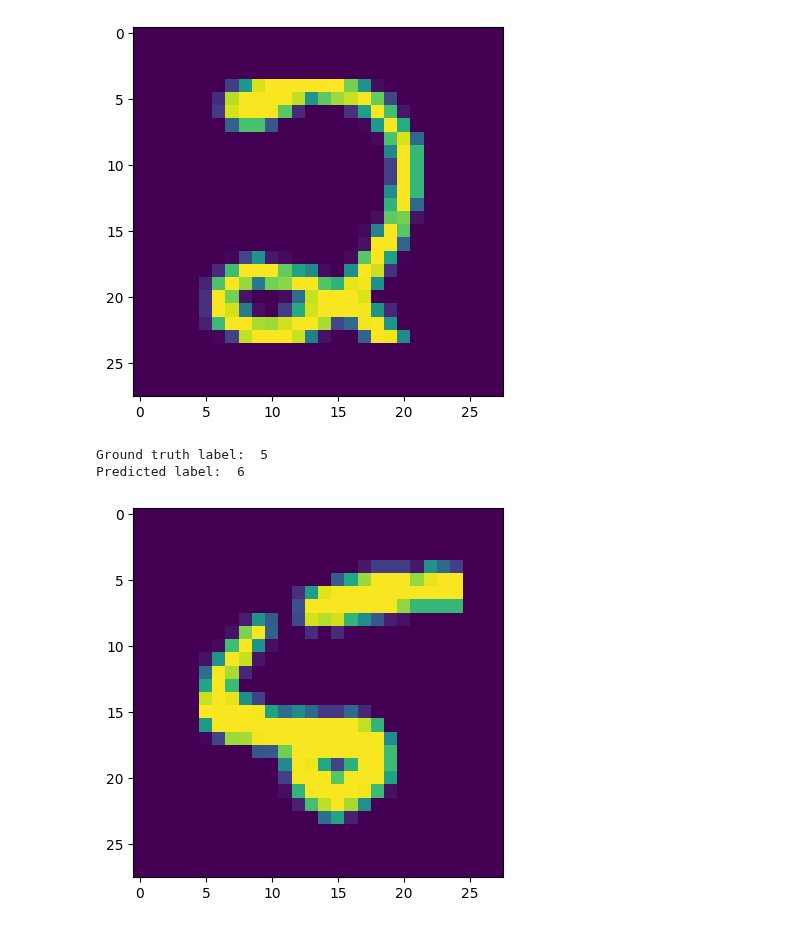
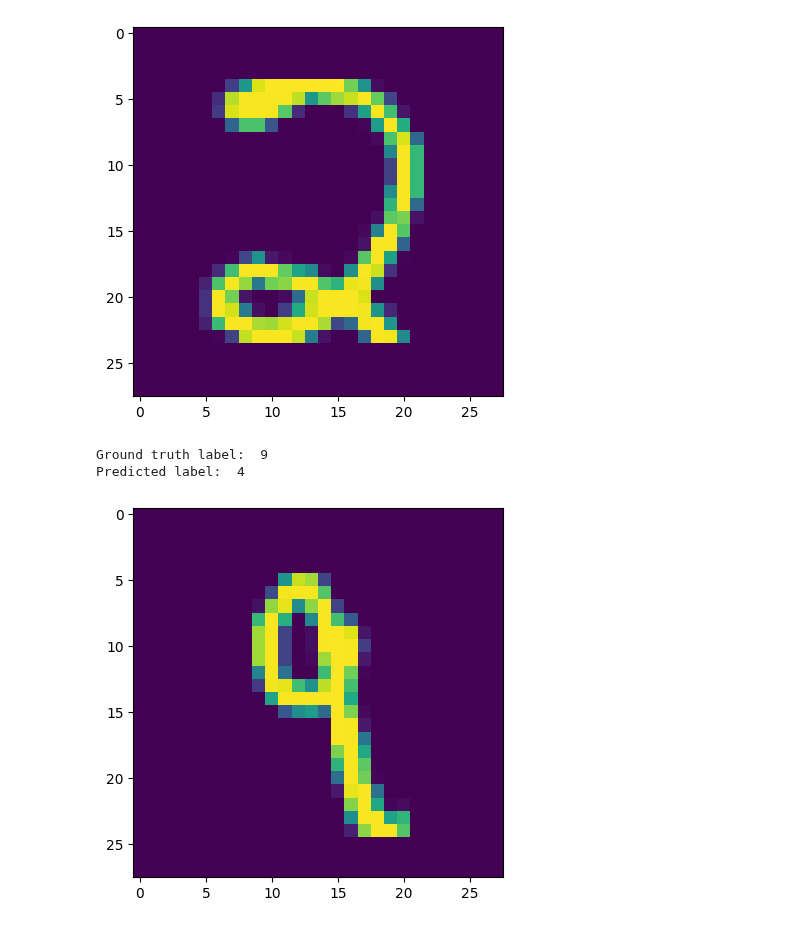
Before and after one commit to carlosfmorenog/CMM536, a Jupyter notebook: CMM536_Topic_8/CMM536_T8_Lab_Solved.ipynb, the cells around one changed output. Cells and saved outputs as stored; diff of their text form; code cells hidden in the pictures.

```diff
--- a/CMM536_Topic_8/CMM536_T8_Lab_Solved.ipynb
+++ b/CMM536_Topic_8/CMM536_T8_Lab_Solved.ipynb
@@ -175,7 +175,9 @@ Acc:  0.9631666541099548
 With the following cell you can print the labels that were predicted by the model. Notice that the classes are not categorical anymore!
 # %%
 # 12. Check the labels that have been predicted
-predict_x=model.predict(X_test[:n])
+m=6000
+
+predict_x=model.predict(X_test[:m])
 classes_x=np.argmax(predict_x,axis=1)
 print(classes_x)
 # %% [output]
@@ -228,17 +230,17 @@ Predicted label:  2
 [figure]
 # %%
 # 15. Show a sample from the mnist dataset (incorrect prediction)
-image_to_show = 8
+image_to_show = 264
 from_group = 'test' # 'train' or 'test'
 if from_group == 'train':
     plt.imshow(X_train[image_to_show])
     print('Ground truth label: ',Y_train[image_to_show])
 else:
     plt.imshow(X_test[image_to_show])
     print('Ground truth label: ',Y_test[image_to_show])
     if len(predict_x)>image_to_show:
         print('Predicted label: ',classes_x[image_to_show])
 # %% [output]
-Ground truth label:  5
-Predicted label:  6
+Ground truth label:  9
+Predicted label:  4
-[figure, old version]
+[figure, new version]
```
Also changed, not shown: parts of 6 cells of this notebook.
